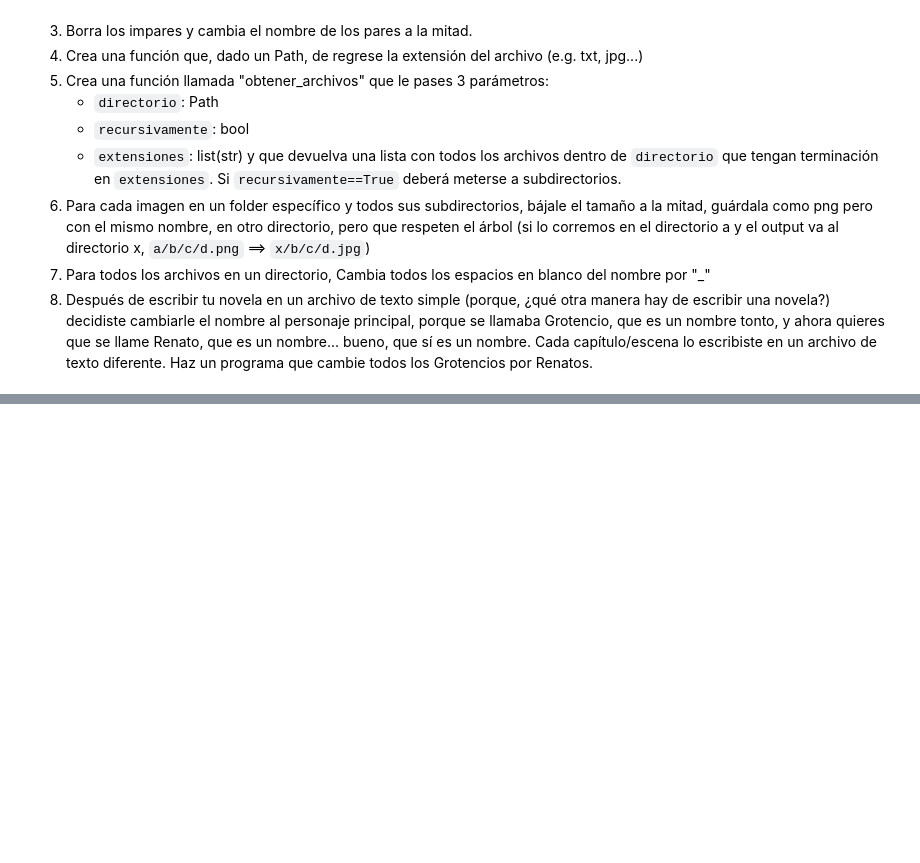
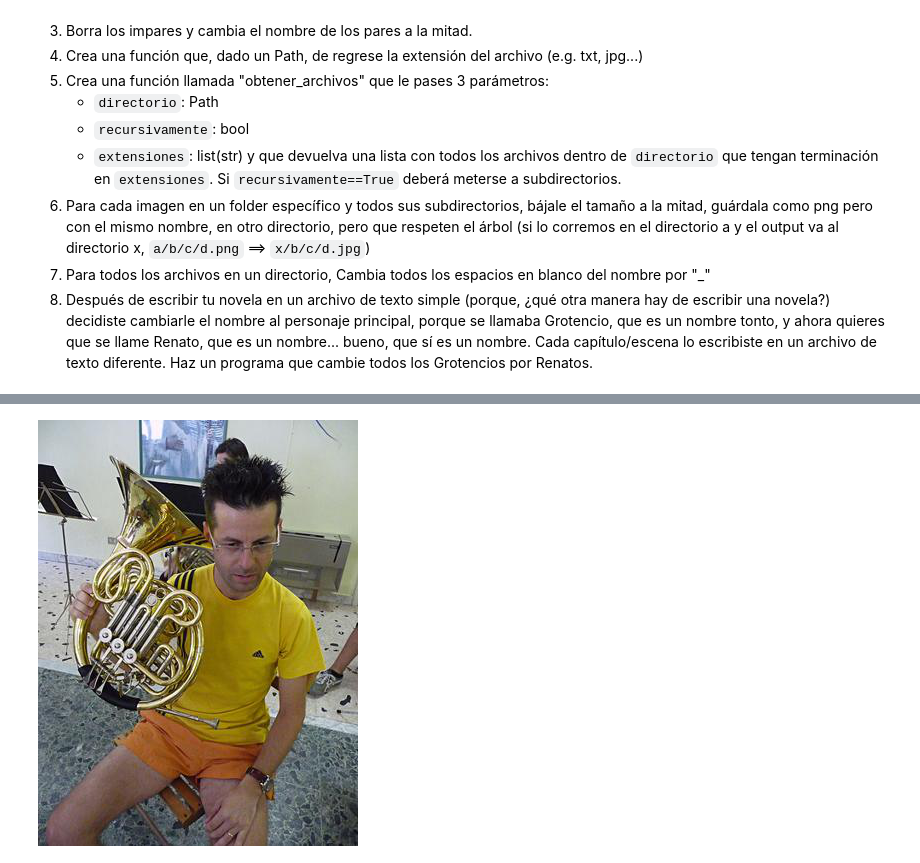
Before and after one commit to mraggi/ProgramacionParaMatematicos, a Jupyter notebook: 11.OS.ipynb, the cells around one changed output, grey strips where cells are left out. Cells and saved outputs as stored; diff of their text form; code cells hidden in the pictures; blank space fills up the shorter version.

```diff
--- a/11.OS.ipynb
+++ b/11.OS.ipynb
@@ -227,2 +156,6 @@ img.resize((100,100),resample=Image.LANCZOS)
 # %%
 img.save("hola.png")
+# %%
+directorio = "/home/mraggi/Downloads/imagenette-320/"
+recursivo = True
+extensiones = ["jpg"]
@@ -228,0 +271,2 @@ img.save("hola.png")
+# %%
+im1 = Image.open(Path(directorio)/"train/n03394916/n03394916_35172.JPEG")
@@ -228,0 +275,4 @@ img.save("hola.png")
+# %%
+im1
+# %% [output]
+[figure, added]
```
Also changed, not shown: parts of 55 cells of this notebook, 1 other file.
